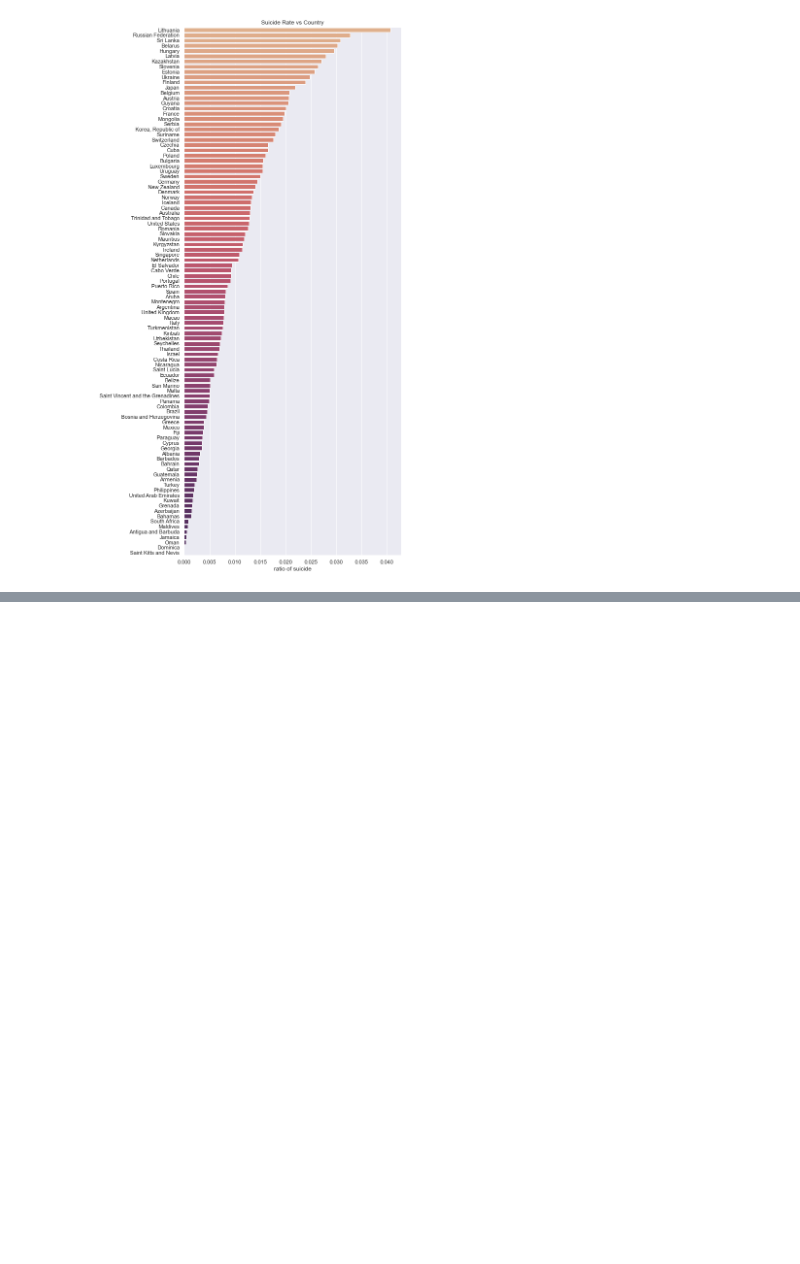
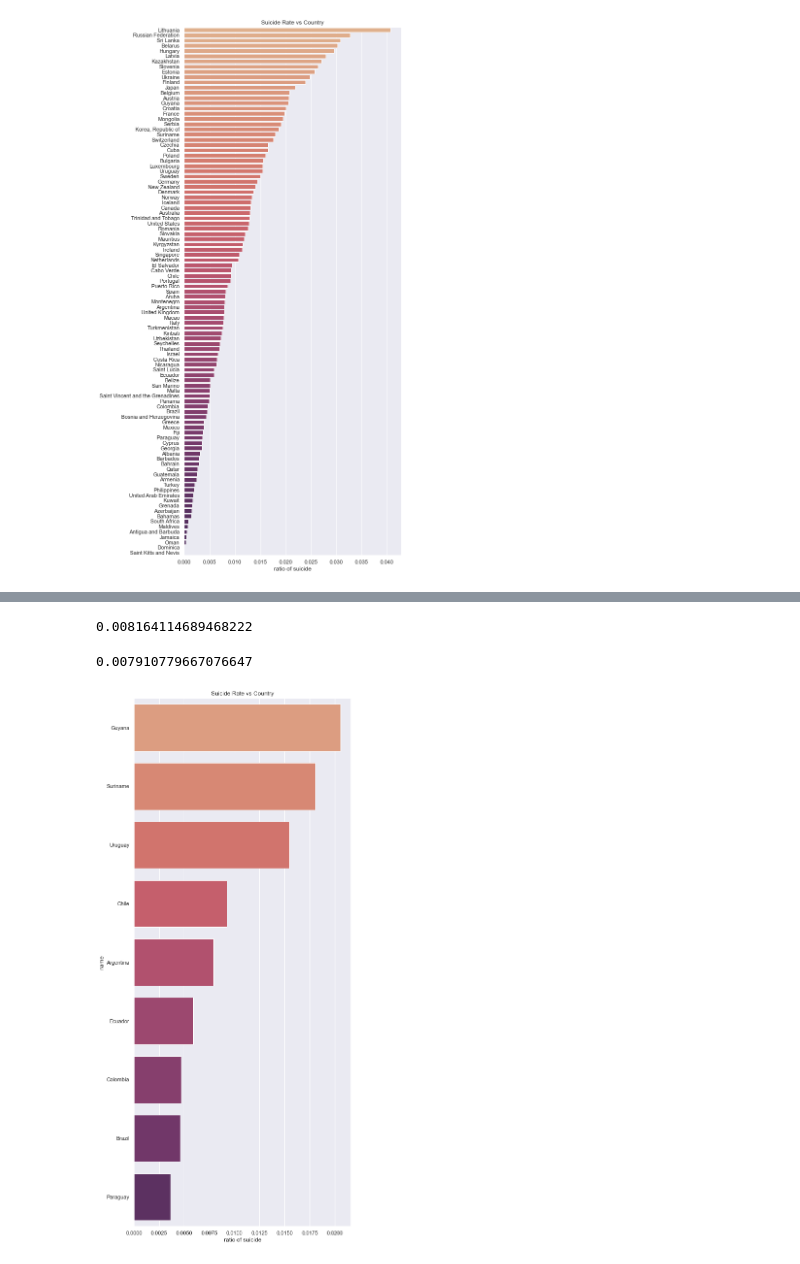
Before and after one commit to gzangerme/word_suicide_rates, a Jupyter notebook: suicide_EDA.ipynb, the cells around one changed output, grey strips where cells are left out. Cells and saved outputs as stored; diff of their text form; code cells hidden in the pictures; blank space fills up the shorter version.

```diff
--- a/suicide_EDA.ipynb
+++ b/suicide_EDA.ipynb
@@ -240,0 +293,31 @@ plt.show()
+# %%
+# Get the countries that are from South America and their respective name/suicide rate
+latim_america_df = world_df.loc[world_df['continent'] == 'South America']
+
+#Sort our countries by suicide_rate to get a better visualization
+latim_america_df_sorted = latim_america_df.sort_values(by=['suicide_rate'],ascending = False)
+
+#The columns we want to plot
+latim_america_countries = latim_america_df_sorted['name']
+latim_america_suicide = latim_america_df_sorted['suicide_rate']
+# %%
+# Lets get the median of suicide rates around the world to compare with suicide rates in latim america
+
+world_suicide_rate_mean = np.median(country_suicide)
+world_suicide_rate_mean
+# %% [output]
+0.008164114689468222
+# %%
+# Do the same step but just using the median of South America
+southamerica_suicide_rate_mean = np.median(latim_america_suicide)
+southamerica_suicide_rate_mean
+# %% [output]
+0.007910779667076647
+# %%
+plt.figure(figsize=(8,20))
+sns.barplot(x=latim_america_suicide[:],y=latim_america_countries[:], palette="flare")
+plt.xlabel("ratio of suicide")
+plt.title("Suicide Rate vs Country")
+plt.show()
+# %% [output]
+[figure, added]
```
Also changed, not shown: parts of 22 cells of this notebook.
